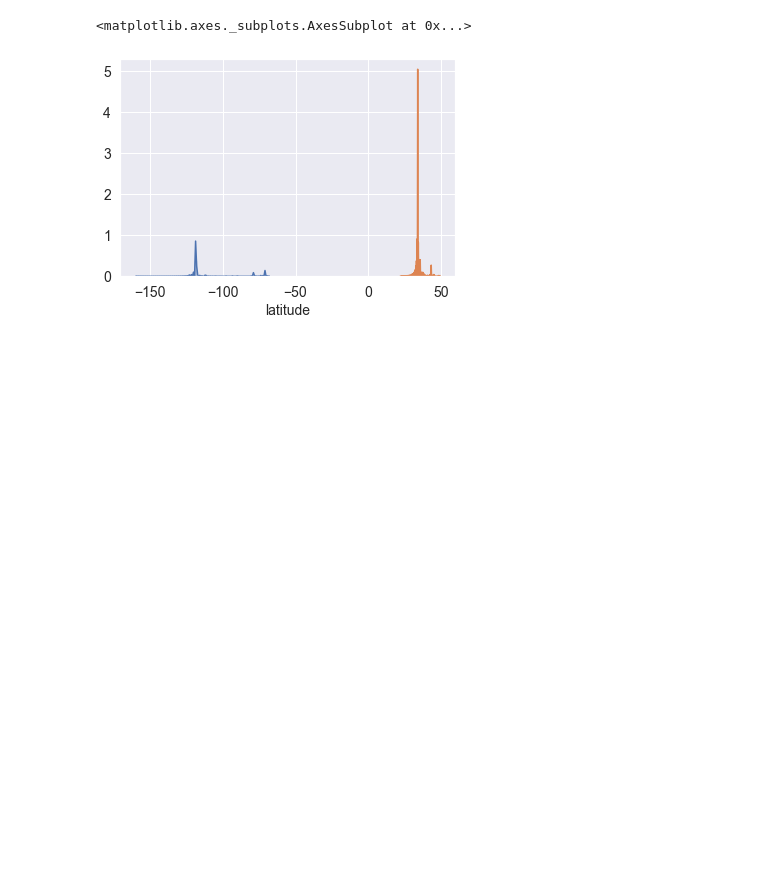
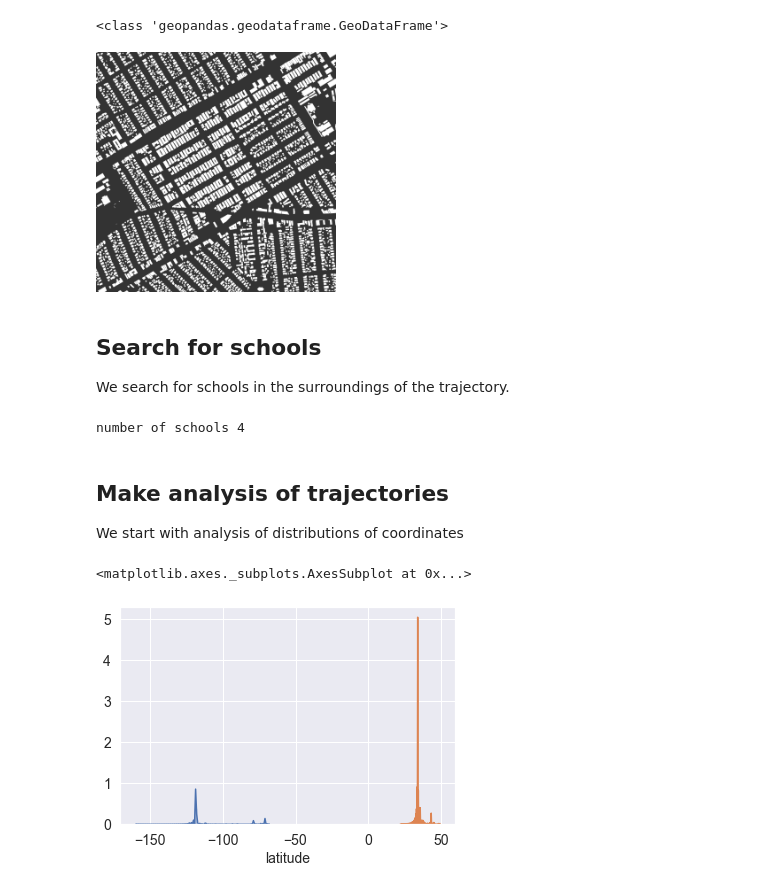
Before and after one commit to Liyubov/mobility_analysis_openhumans, a Jupyter notebook: Analysis of human mobility trajectories # open humans data.ipynb, the cells around one changed output. Saved outputs shown, nothing was run; the diff lists cells and outputs as text; code cells hidden in the pictures; blank space fills up the shorter version.

```diff
--- a/Analysis of human mobility trajectories # open humans data.ipynb
+++ b/Analysis of human mobility trajectories # open humans data.ipynb
@@ -252,3 +338,72 @@ sns.distplot(df3['distance'])
+# %%
+import osmnx as ox
+from IPython.display import Image
+%matplotlib inline
+ox.config(log_console=True, use_cache=True)
+ox.__version__
+
+
+# configure the inline image display
+img_folder = 'images'
+extension = 'png'
+size = 240
+
+point = (np.float(lat), np.float(lon))
+dist = 612
+
+gdf = ox.footprints.footprints_from_point(point=point, distance=dist)
+print(type(gdf))
+gdf_proj = ox.project_gdf(gdf)
+bbox = ox.bbox_from_point(point=point, distance=dist, project_utm=True)
+fig, ax = ox.footprints.plot_footprints(gdf_proj, bgcolor='#333333', color='w', figsize=(4,4), bbox=bbox,
+                            save=True, show=False, close=True, filename='paris_bldgs', dpi=90)
+Image('{}/{}.{}'.format(img_folder, 'paris_bldgs', extension), height=size, width=size)
+# %% [output]
+<class 'geopandas.geodataframe.GeoDataFrame'>
+[figure, added]
+# %% [markdown]
+## Search for schools
+We search for schools in the surroundings of the trajectory.
+# %%
+## Search for places to contribute around trajectory
+
+from shapely.geometry import Point, Polygon
+
+
+
+#lat = 52.52437 #Berlin example
+#lon = 13.41053
+
+# Create Point objects from trajectory:
+lat1 = np.float(lat) +0.02
+lat2 = np.float(lat) -0.02
+lon1 = np.float(lon) +0.03
+lon2 = np.float(lon) -0.03
+
+p1 = Point(lat1, lon1)
+p2 = Point(lat2, lon2)
+
+# Create a Polygon
+
+coords = [(24.950899, 60.169158), (24.953492, 60.169158), (24.953510, 60.170104), (24.950958, 60.169990)] #working example
+#coords = [(lat1, lon1), (lat1, lon2), (lat2, lon1), (lat2, lon2)]
+poly = Polygon(coords)
+
+#schools = ox.pois_from_place(place_name, amenities=['school']) #placename should be name of place str object
+
+schools = ox.pois.osm_poi_download(polygon=poly, amenities=['school'])# north=None, south=None, east=None, west=None, timeout=180, max_query_area_size=2500000000)
+
+# How many schools do we have in this district?
+print('number of schools',len(schools))
+#print(type(schools))
+
+# Available columns and names of amenity we are searching for
+#schools.columns
+# %% [output]
+number of schools 4
+# %% [markdown]
+## Make analysis of trajectories
+We start with analysis of distributions of coordinates
 # %%
 # plot the distribution of latitude and longitude together to make a comparison
 '''
```
Also changed, not shown: parts of 9 cells of this notebook.
